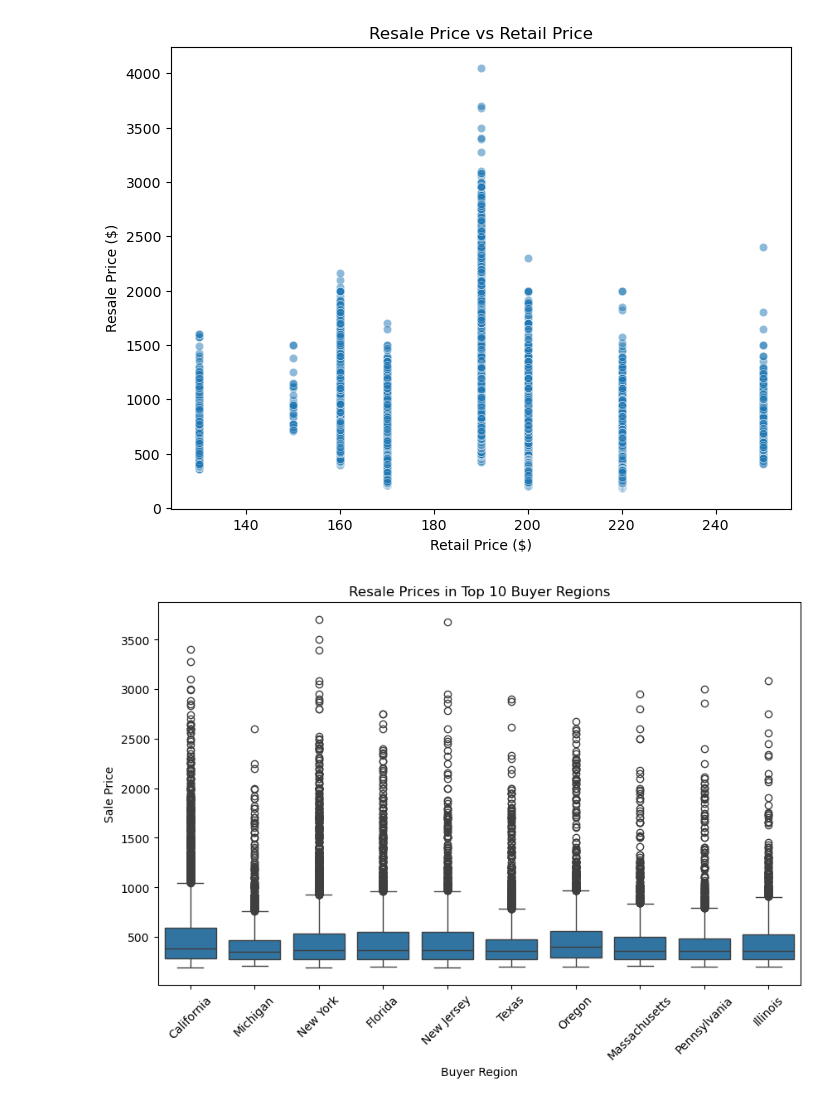
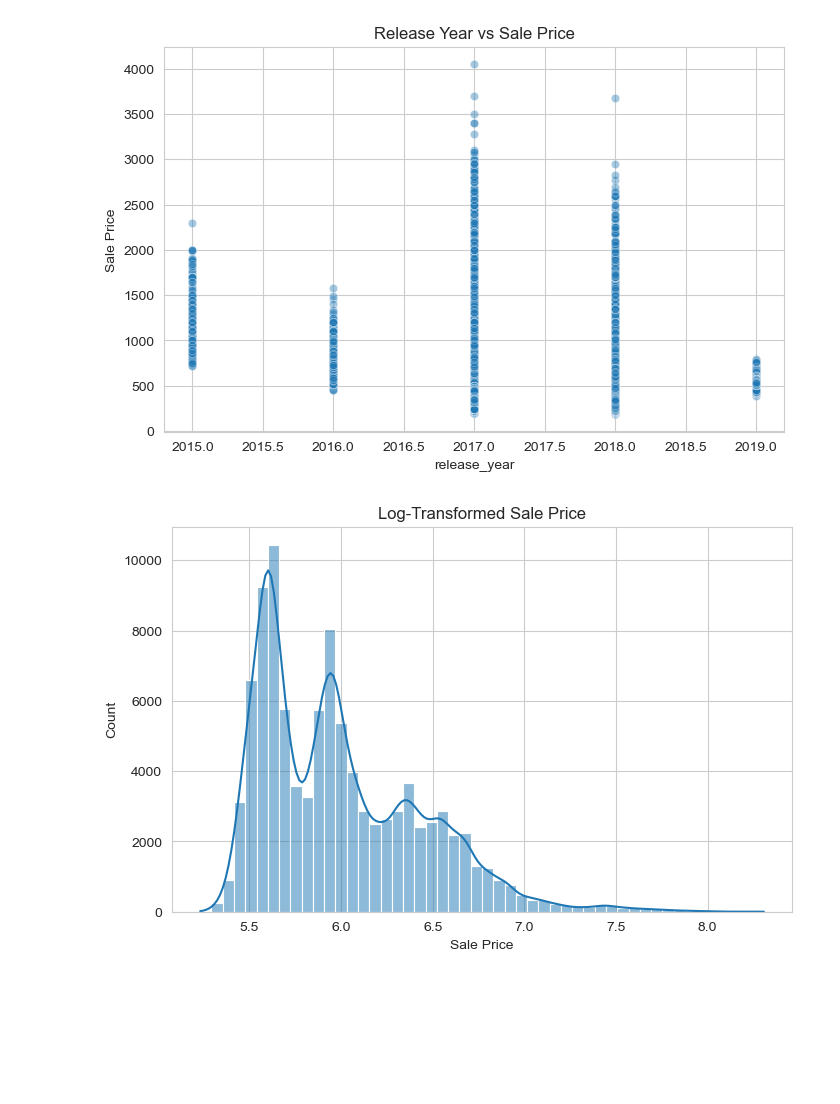
Before and after one commit to AksAad/Sneaker-price-prediction, a Jupyter notebook: notebooks/eda_visuals.ipynb, the cells around one changed output. Saved outputs shown, nothing was run; the diff lists cells and outputs as text; code cells hidden in the pictures; blank space fills up the shorter version.

```diff
--- a/notebooks/eda_visuals.ipynb
+++ b/notebooks/eda_visuals.ipynb
@@ -7,3 +27,24 @@ data = pd.read_csv("../media/Clean_Shoe_Data.csv")
+# %%
+target_col = "Sale Price"
+retail_col = "Retail Price"
+brand_col = "Brand"
+release_col = "Release Date"
+size_col = "Shoe Size"
+region_col = "Buyer Region"
 # %%
-data.head()
+for col in [target_col, retail_col]:
+    if col in data.columns:
+        data[col] = pd.to_numeric(data[col].astype(str).str.replace(r'[^0-9.\-]', '', regex=True), errors='coerce')
+for dt_col in ["Order Date", "Release Date"]:
+    if dt_col in data.columns:
+        data[dt_col + "_dt"] = pd.to_datetime(data[dt_col], errors='coerce')
+data["release_year"] = data["Release Date_dt"].dt.year
+data["order_year"] = data["Order Date_dt"].dt.year
+
+if "Shoe Size" in data.columns:
+    data["Shoe Size"] = pd.to_numeric(data["Shoe Size"], errors="coerce")
+
+print("Sale Price: nulls =", data["Sale Price"].isna().sum() if "Sale Price" in data.columns else "no column")
+data_ml = data.dropna(subset=[target_col]).copy()
+display(data_ml.describe(include="all").T)
 # %% [output]
@@ -57,21 +121,16 @@ plt.show()
 # %%
-plt.figure(figsize=(8,6))
-sns.scatterplot(x="Retail Price", y="Sale Price", data=data, alpha=0.5)
-plt.title("Resale Price vs Retail Price")
-plt.xlabel("Retail Price ($)")
-plt.ylabel("Resale Price ($)")
-plt.show()
+if "release_year" in data_ml.columns:
+    plt.figure(figsize=(8,5))
+    sns.scatterplot(x="release_year", y="Sale Price", data=data_ml, alpha=0.4)
+    plt.title("Release Year vs Sale Price")
+    plt.show()
 # %% [output]
-[figure, old version]
+[figure, new version]
 # %%
-#heading of graph is the required graph
-top_regions = data["Buyer Region"].value_counts().head(10).index
-plt.figure(figsize=(10,6))
-sns.boxplot(x="Buyer Region", y="Sale Price",
-            data=data[data["Buyer Region"].isin(top_regions)])
-plt.title("Resale Prices in Top 10 Buyer Regions")
-plt.xticks(rotation=45)
+plt.figure(figsize=(8,5))
+sns.histplot(np.log1p(data_ml["Sale Price"]), bins=50, kde=True)
+plt.title("Log-Transformed Sale Price")
 plt.show()
 # %% [output]
-[figure, old version]
+[figure, new version]
 # %%
```
Also changed, not shown: parts of 8 cells of this notebook.
